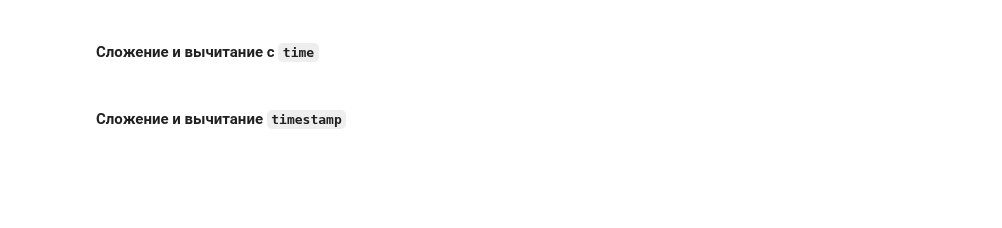
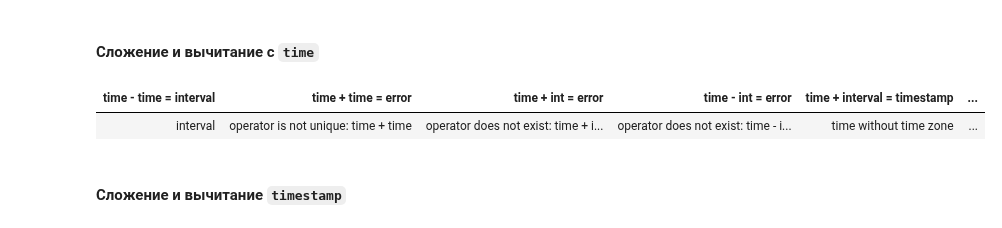
Before and after one commit to vowatchka/postgres_basic, a Jupyter notebook: practices/4_postgres_datatypes/sqlalchemy_2x_style.ipynb, the cells around one changed output. Drawn from its saved outputs; the diff is of its cells as text; code cells hidden in the pictures; blank space fills up the shorter version.

```diff
--- a/practices/4_postgres_datatypes/sqlalchemy_2x_style.ipynb
+++ b/practices/4_postgres_datatypes/sqlalchemy_2x_style.ipynb
@@ -1124,18 +1128,24 @@ UsageError: Cell magic `%%sql` not found.
 # %% [markdown]
 #### Сложение и вычитание с `time`
 # %%
-%%sql
-SELECT
-    pg_typeof('13:46:46'::time - '15:23:15'::time) as "time - time = interval",
-    'operator is not unique: time + time' as "time + time = error",
-    'operator does not exist: time + integer' as "time + int = error",
-    'operator does not exist: time - integer' as "time - int = error",
-    pg_typeof('13:46:46'::time + '1 day'::interval) as "time + interval = timestamp",
-    pg_typeof('13:46:46'::time - '1 day'::interval) as "time - interval = timestamp",
-    pg_typeof('13:46:46'::time + '2025-02-15'::date) as "time + date = timestamp",
-    'operator does not exist: time - date' as "time - date = error",
-    pg_typeof('13:46:46'::time + '2025-02-16 13:42:53'::timestamp) as "time + timestamp = timestamp",
-    'operator does not exist: time - timestamp' as "time - timestamp = error"
+with Session.begin() as session:
+    stmt = select(
+        func.pg_typeof(cast("15:58:25", TIME) - cast("15:58:25", TIME)).label("time - time = interval"),
+        literal_column("'operator is not unique: time + time'").label("time + time = error"),
+        literal_column("'operator does not exist: time + integer'").label("time + int = error"),
+        literal_column("'operator does not exist: time - integer'").label("time - int = error"),
+        func.pg_typeof(cast("15:58:25", TIME) + cast("1 day", INTERVAL)).label("time + interval = timestamp"),
+        func.pg_typeof(cast("15:58:25", TIME) - cast("1 day", INTERVAL)).label("time - interval = timestamp"),
+        func.pg_typeof(cast("15:58:25", TIME) + cast("2025-03-16", DATE)).label("time + date = timestamp"),
+        literal_column("'operator does not exist: time - date'").label("time - date = error"),
+        func.pg_typeof(cast("15:58:25", TIME) + cast("2025-03-16 15:58:25", TIMESTAMP)).label("time + timestamp = timestamp"),
+        literal_column("'operator does not exist: time - timestamp'").label("time - timestamp = error"),
+    )
+
+    sqlalchemy_table(session.execute(stmt))
+# %% [output]
+| time - time = interval | time + time = error | time + int = error | time - int = error | time + interval = timestamp | ... |
+| interval | operator is not unique: time + time | operator does not exist: time + i... | operator does not exist: time - i... | time without time zone | ... |
 # %% [markdown]
 #### Сложение и вычитание `timestamp`
 # %%
```
Also changed, not shown: parts of 34 cells of this notebook.
